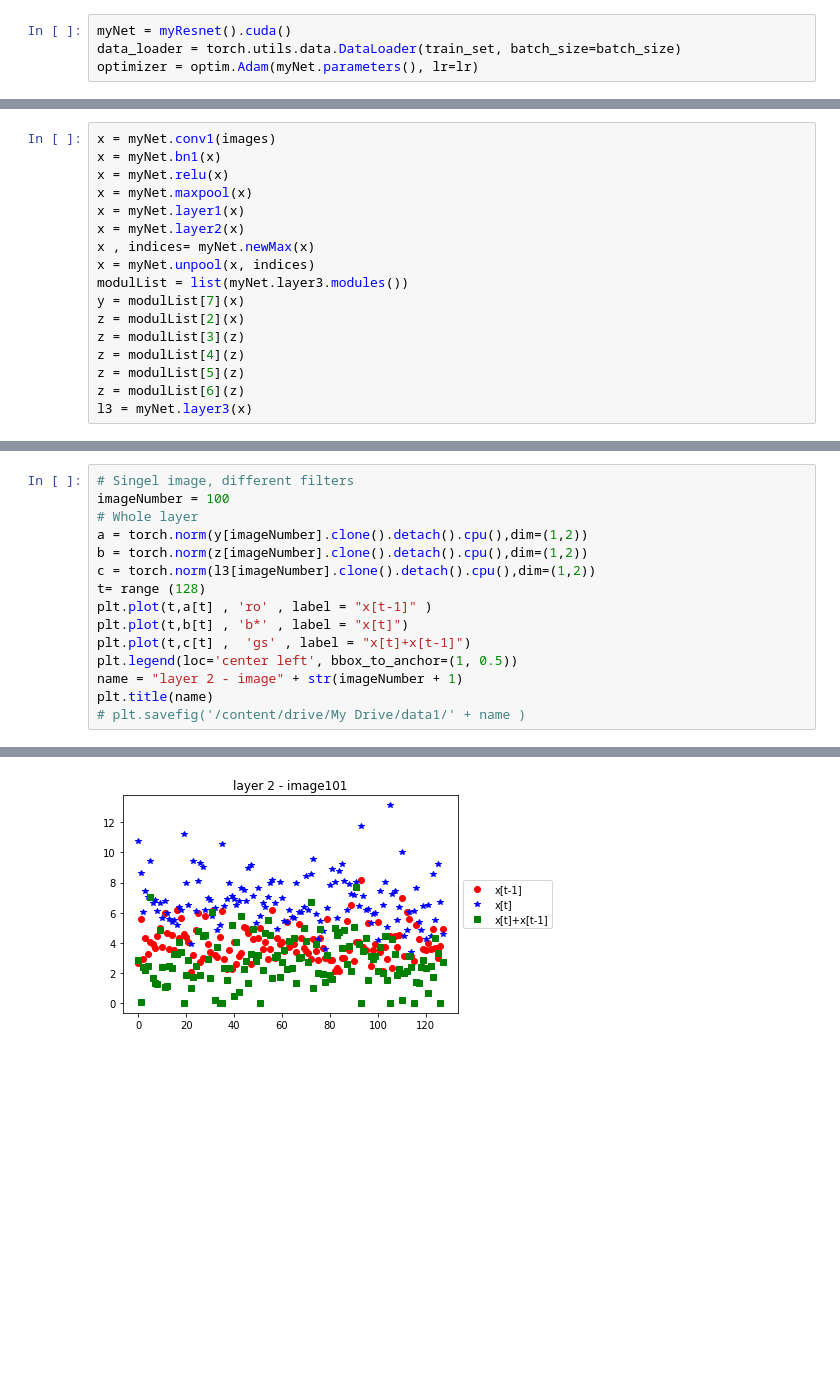
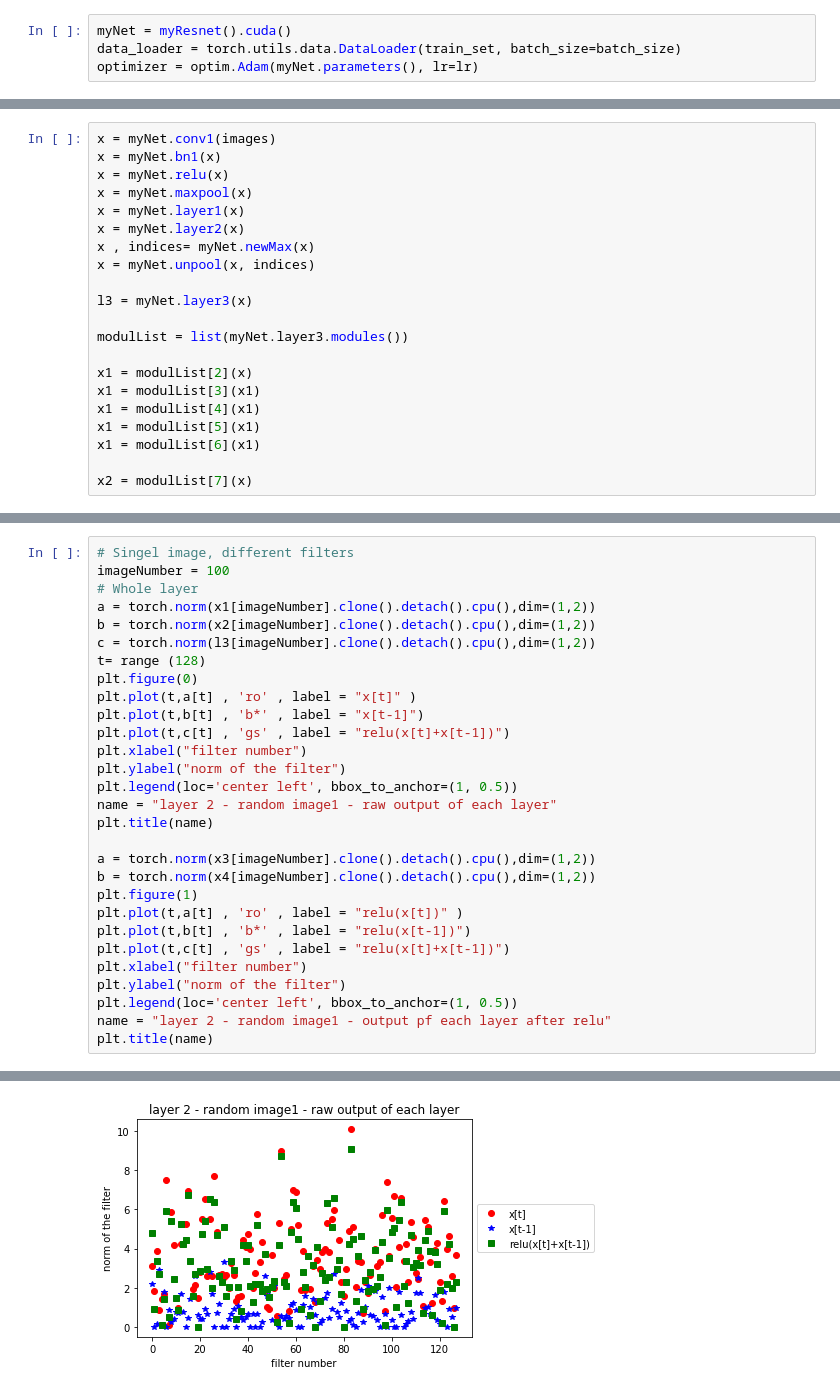
Before and after one commit to SaraBabakN/Model-Search, a Jupyter notebook: new_maxpool.ipynb, the cells around one changed output, grey strips where cells are left out. Drawn from its saved outputs; the diff is of its cells as text; blank space fills up the shorter version.

```diff
--- a/new_maxpool.ipynb
+++ b/new_maxpool.ipynb
@@ -189,11 +221,15 @@ x = myNet.layer1(x)
 x = myNet.layer2(x)
 x , indices= myNet.newMax(x)
 x = myNet.unpool(x, indices)
+
+l3 = myNet.layer3(x)
+
 modulList = list(myNet.layer3.modules())
-y = modulList[7](x)
-z = modulList[2](x)
-z = modulList[3](z)
-z = modulList[4](z)
-z = modulList[5](z)
-z = modulList[6](z)
-l3 = myNet.layer3(x)
+
+x1 = modulList[2](x)
+x1 = modulList[3](x1)
+x1 = modulList[4](x1)
+x1 = modulList[5](x1)
+x1 = modulList[6](x1)
+
+x2 = modulList[7](x)
@@ -201,15 +296,29 @@ l3 = myNet.layer3(x)
 # Singel image, different filters
 imageNumber = 100
 # Whole layer
-a = torch.norm(y[imageNumber].clone().detach().cpu(),dim=(1,2))
-b = torch.norm(z[imageNumber].clone().detach().cpu(),dim=(1,2))
+a = torch.norm(x1[imageNumber].clone().detach().cpu(),dim=(1,2))
+b = torch.norm(x2[imageNumber].clone().detach().cpu(),dim=(1,2))
 c = torch.norm(l3[imageNumber].clone().detach().cpu(),dim=(1,2))
 t= range (128)
-plt.plot(t,a[t] , 'ro' , label = "x[t-1]" )
-plt.plot(t,b[t] , 'b*' , label = "x[t]")
-plt.plot(t,c[t] ,  'gs' , label = "x[t]+x[t-1]")
+plt.figure(0)
+plt.plot(t,a[t] , 'ro' , label = "x[t]" )
+plt.plot(t,b[t] , 'b*' , label = "x[t-1]")
+plt.plot(t,c[t] , 'gs' , label = "relu(x[t]+x[t-1])")
+plt.xlabel("filter number")
+plt.ylabel("norm of the filter")
 plt.legend(loc='center left', bbox_to_anchor=(1, 0.5))
-name = "layer 2 - image" + str(imageNumber + 1)
+name = "layer 2 - random image1 - raw output of each layer"
 plt.title(name)
-# plt.savefig('/content/drive/My Drive/data1/' + name )
+
+a = torch.norm(x3[imageNumber].clone().detach().cpu(),dim=(1,2))
+b = torch.norm(x4[imageNumber].clone().detach().cpu(),dim=(1,2))
+plt.figure(1)
+plt.plot(t,a[t] , 'ro' , label = "relu(x[t])" )
+plt.plot(t,b[t] , 'b*' , label = "relu(x[t-1])")
+plt.plot(t,c[t] , 'gs' , label = "relu(x[t]+x[t-1])")
+plt.xlabel("filter number")
+plt.ylabel("norm of the filter")
+plt.legend(loc='center left', bbox_to_anchor=(1, 0.5))
+name = "layer 2 - random image1 - output pf each layer after relu"
+plt.title(name)
 # %% [output]
@@ -217 +326 @@ Text(0.5, 1.0, 'layer 2 - image101')
-[figure, old version]
+[figure, new version]
```
Also changed, not shown: parts of 29 cells of this notebook.
